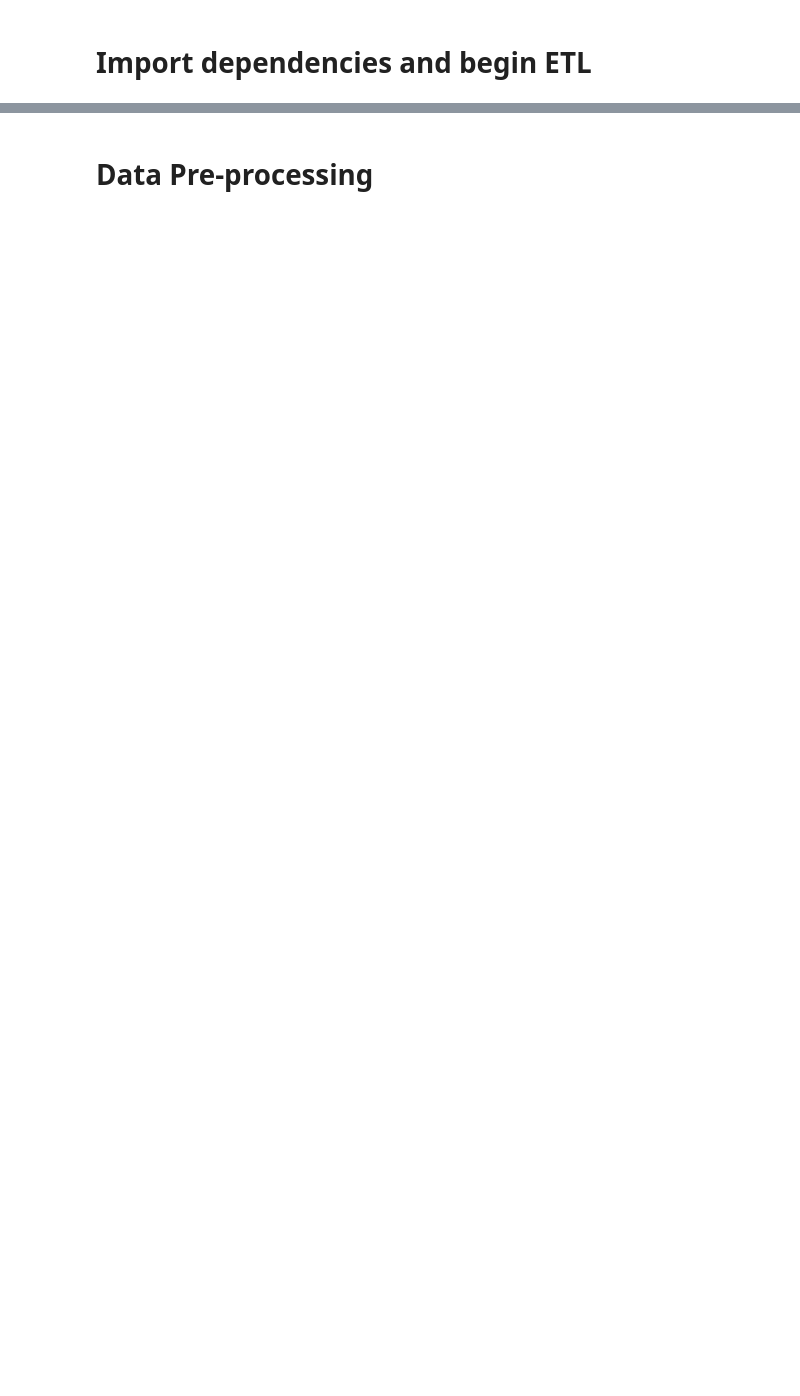
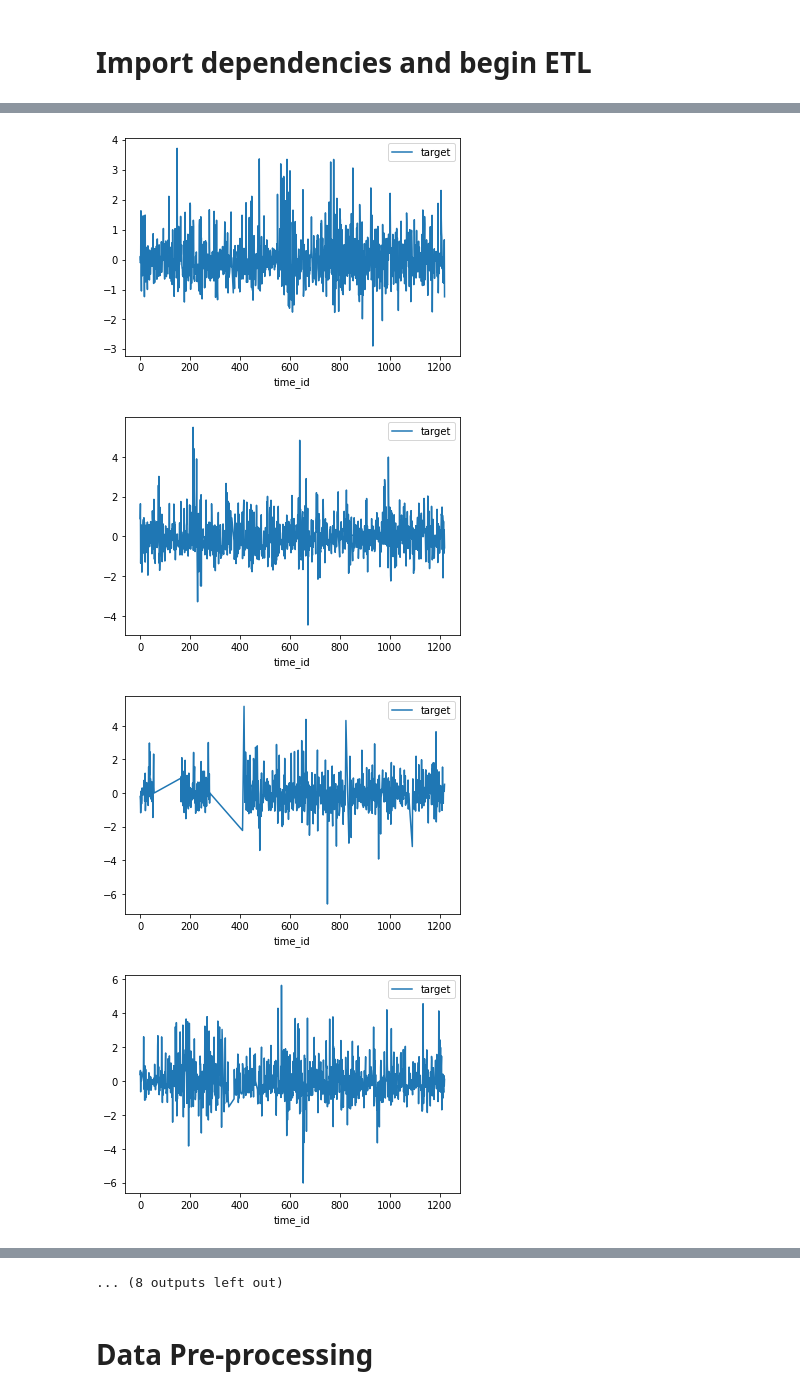
Before and after one commit to pjbhaumik/ubiqaunt_market_prediction, a Jupyter notebook: flexible-ensembling-pipeline.ipynb, the cells around one changed output, grey strips where cells are left out. Drawn from its saved outputs; the diff is of its cells as text; code cells hidden in the pictures; blank space fills up the shorter version.

```diff
--- a/flexible-ensembling-pipeline.ipynb
+++ b/flexible-ensembling-pipeline.ipynb
@@ -11,7 +11,5 @@ from xgboost import XGBRegressor
 # %%
 %%time
 data = pd.read_pickle('../input/ump-train-picklefile/train.pkl')
-
-y = data.pop('target')
-X = data.drop(columns=['row_id'])
+data.drop(columns = ['row_id'], inplace = True) #row id is the time_id and investment_id joined using '-'
 # %% [output]
@@ -19,0 +20,10 @@ Wall time: 40.3 s
+# %%
+%matplotlib inline
+
+for investment in np.random.choice(pd.unique(data['investment_id']), 20):
+    data[data['investment_id']==investment].plot('time_id', 'target')
+# %% [output]
+[figure, added]
+[figure, added]
+[figure, added]
+[figure, added]
@@ -20,2 +38,3 @@ Wall time: 40.3 s
+... (8 outputs left out)
 # %% [markdown]
 # Data Pre-processing
```
Also changed, not shown: parts of 9 cells of this notebook.
